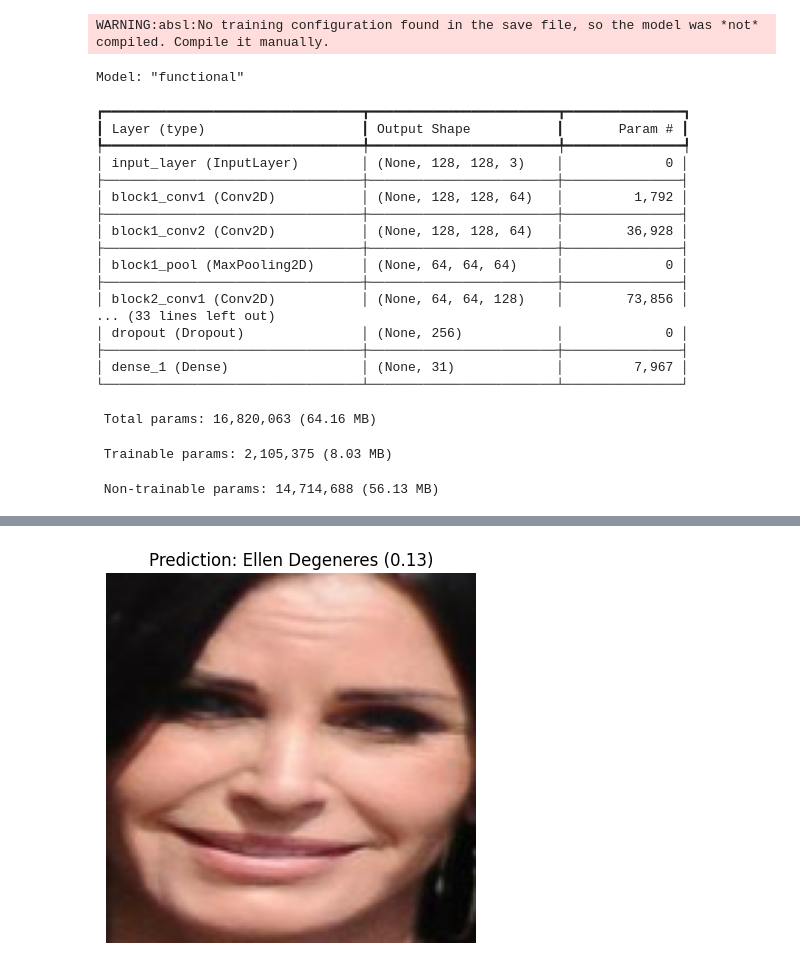
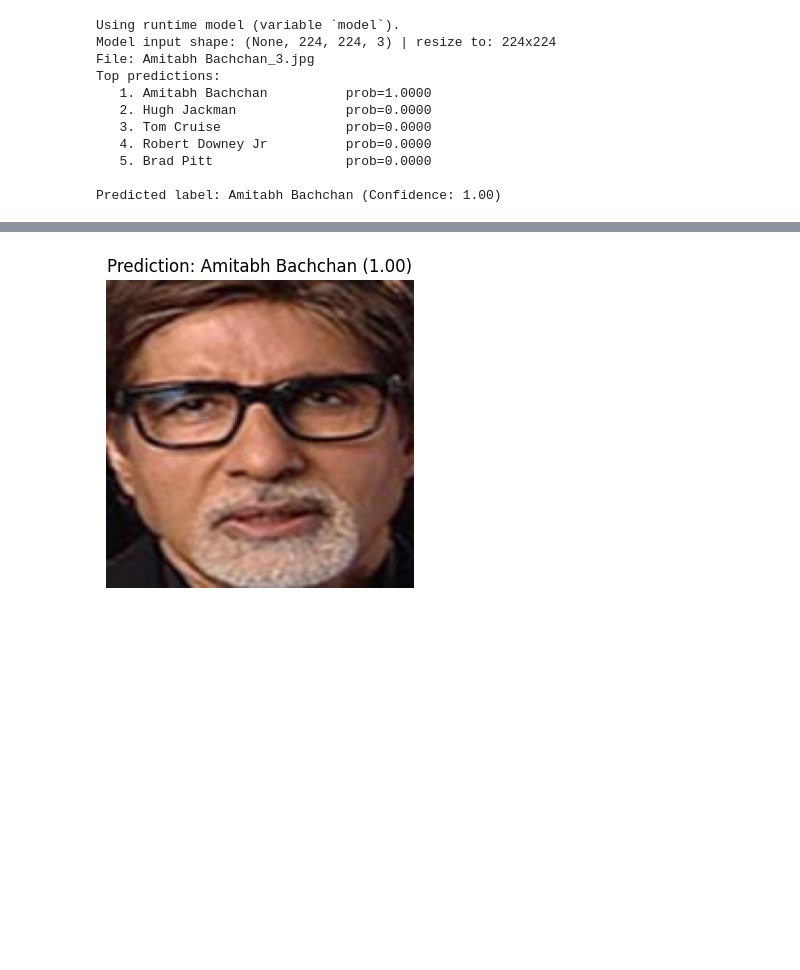
Before and after one commit to LuuDat206/TTNTCuoiKy, a Jupyter notebook: face_recognition_training.ipynb, the cells around one changed output, grey strips where cells are left out. Drawn from its saved outputs; the diff is of its cells as text; code cells hidden in the pictures; blank space fills up the shorter version.

```diff
--- a/face_recognition_training.ipynb
+++ b/face_recognition_training.ipynb
@@ -157,8 +163,7 @@ Classification head built on top of VGG16.
 from tensorflow.keras.callbacks import ModelCheckpoint
 
 # Define callbacks
-# Tránh load nhầm model cũ: đưa IMG_SIZE vào tên file
-model_save_path = f'/content/drive/MyDrive/1015/face_recognition_vgg16_img{IMG_SIZE}.keras'
+model_save_path = '/content/drive/MyDrive/1015/face_recognition_vgg16_model.keras'
 
 early_stopping = EarlyStopping(
     monitor='val_loss',
@@ -345,0 +410,37 @@ TEst
+# %%
+from tensorflow.keras.models import load_model
+from PIL import Image
+import numpy as np
+import os
+IMG_SIZE = 224
+test_image_path = '/content/drive/MyDrive/1015/ds_for_recog/Faces/Faces/Alexandra Daddario_6.jpg' # Change this line!
+# -------------------------------------
+model_path = "/content/drive/MyDrive/1015/best_model.keras"
+# Load the trained model
+loaded_model = load_model(model_path)
+loaded_model.summary()
+# Load and preprocess the test image
+try:
+    img = Image.open(test_image_path)
+    img = img.resize((IMG_SIZE, IMG_SIZE))
+    img_array = np.array(img) / 255.0 # Normalize pixel values
+    img_input = np.expand_dims(img_array, axis=0) # Add batch dimension
+
+    # Make prediction
+    predictions = loaded_model.predict(img_input)
+    predicted_class_index = np.argmax(predictions, axis=1)[0]
+    predicted_label = label_encoder.inverse_transform([predicted_class_index])[0]
+    confidence = np.max(predictions, axis=1)[0]
+
+    print(f"Predicted label: {predicted_label} (Confidence: {confidence:.2f})")
+
+    # Display the image with prediction
+    plt.imshow(img_array)
+    plt.title(f"Prediction: {predicted_label} ({confidence:.2f})")
+    plt.axis('off')
+    plt.show()
+
+except FileNotFoundError:
+    print(f"Error: Test image not found at {test_image_path}")
+except Exception as e:
+    print(f"An error occurred during prediction: {e}")
@@ -360,7 +486,7 @@ import os
 import matplotlib.pyplot as plt
 
 # Đổi ảnh ở đây
-test_image_path = '/content/drive/MyDrive/1015/ds_for_recog/Faces/Faces/Alexandra Daddario_6.jpg'
+test_image_path = '/content/drive/MyDrive/1015/ds_for_recog/Faces/Faces/Amitabh Bachchan_3.jpg'
 
 # Chọn model: ưu tiên model đang train trong runtime
 predict_model = None
@@ -412,25 +538,14 @@ except FileNotFoundError:
 except Exception as e:
     print(f"An error occurred during prediction: {e}")
 # %% [output]
-WARNING:absl:No training configuration found in the save file, so the model was *not* compiled. Compile it manually.
+Using runtime model (variable `model`).
+Model input shape: (None, 224, 224, 3) | resize to: 224x224
+File: Amitabh Bachchan_3.jpg
+Top predictions:
+   1. Amitabh Bachchan          prob=1.0000
+   2. Hugh Jackman              prob=0.0000
+   3. Tom Cruise                prob=0.0000
+   4. Robert Downey Jr          prob=0.0000
+   5. Brad Pitt                 prob=0.0000
+
+Predicted label: Amitabh Bachchan (Confidence: 1.00)
-Model: "functional"
-┏━━━━━━━━━━━━━━━━━━━━━━━━━━━━━━━━━┳━━━━━━━━━━━━━━━━━━━━━━━━┳━━━━━━━━━━━━━━━┓
-┃ Layer (type)                    ┃ Output Shape           ┃       Param # ┃
-┡━━━━━━━━━━━━━━━━━━━━━━━━━━━━━━━━━╇━━━━━━━━━━━━━━━━━━━━━━━━╇━━━━━━━━━━━━━━━┩
-│ input_layer (InputLayer)        │ (None, 128, 128, 3)    │             0 │
-├─────────────────────────────────┼────────────────────────┼───────────────┤
-│ block1_conv1 (Conv2D)           │ (None, 128, 128, 64)   │         1,792 │
-├─────────────────────────────────┼────────────────────────┼───────────────┤
-│ block1_conv2 (Conv2D)           │ (None, 128, 128, 64)   │        36,928 │
-├─────────────────────────────────┼────────────────────────┼───────────────┤
-│ block1_pool (MaxPooling2D)      │ (None, 64, 64, 64)     │             0 │
-├─────────────────────────────────┼────────────────────────┼───────────────┤
-│ block2_conv1 (Conv2D)           │ (None, 64, 64, 128)    │        73,856 │
-... (33 lines left out)
-│ dropout (Dropout)               │ (None, 256)            │             0 │
-├─────────────────────────────────┼────────────────────────┼───────────────┤
-│ dense_1 (Dense)                 │ (None, 31)             │         7,967 │
-└─────────────────────────────────┴────────────────────────┴───────────────┘
- Total params: 16,820,063 (64.16 MB)
- Trainable params: 2,105,375 (8.03 MB)
- Non-trainable params: 14,714,688 (56.13 MB)
@@ -439,4 +552,4 @@ Predicted label: Ellen Degeneres (Confidence: 0.13)
-[figure, old version]
+[figure, new version]
 # %%
 """IMPORTANT NOTES
 
```
Also changed, not shown: parts of 17 cells of this notebook.
